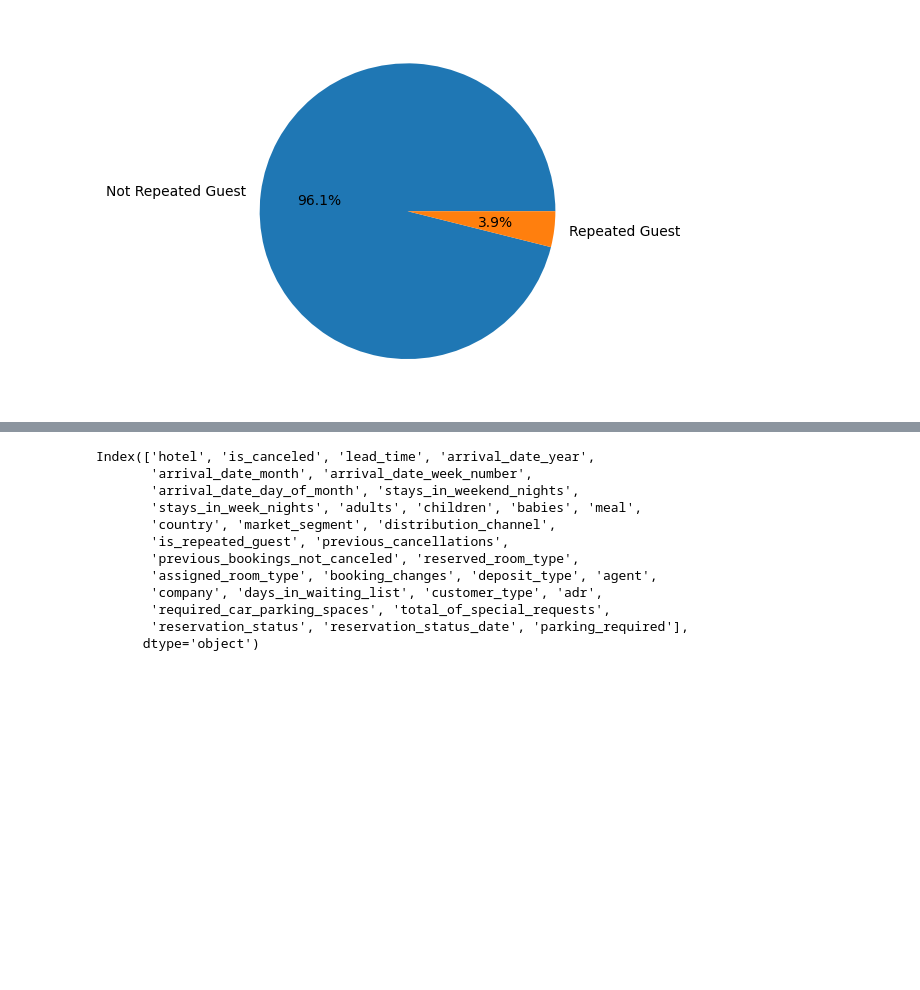
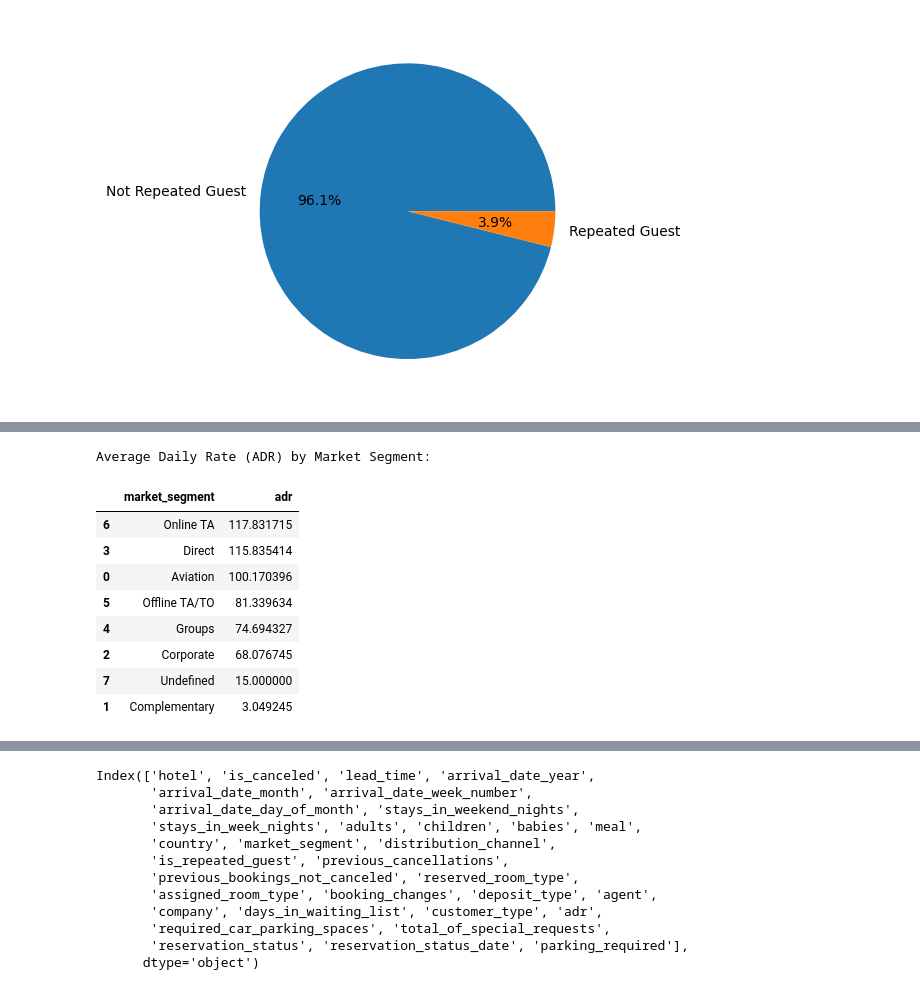
Before and after one commit to mayurimamdi/HotelBookingSystem, a Jupyter notebook: notebooks/01_eda.ipynb, the cells around one changed output, grey strips where cells are left out. Saved outputs shown, nothing was run; the diff lists cells and outputs as text; code cells hidden in the pictures; blank space fills up the shorter version.

```diff
--- a/notebooks/01_eda.ipynb
+++ b/notebooks/01_eda.ipynb
@@ -860,0 +881,18 @@ plt.show()
+# %%
+average_adr_by_market_segment = df.groupby('market_segment')['adr'].mean().reset_index()
+
+average_adr_by_market_segment = average_adr_by_market_segment.sort_values('adr', ascending=False)
+
+print("Average Daily Rate (ADR) by Market Segment:")
+display(average_adr_by_market_segment)
+# %% [output]
+Average Daily Rate (ADR) by Market Segment:
+|  | market_segment | adr |
+| 6 | Online TA | 117.831715 |
+| 3 | Direct | 115.835414 |
+| 0 | Aviation | 100.170396 |
+| 5 | Offline TA/TO | 81.339634 |
+| 4 | Groups | 74.694327 |
+| 2 | Corporate | 68.076745 |
+| 7 | Undefined | 15.000000 |
+| 1 | Complementary | 3.049245 |
```
Also changed, not shown: parts of 7 cells of this notebook, 1 other file.
